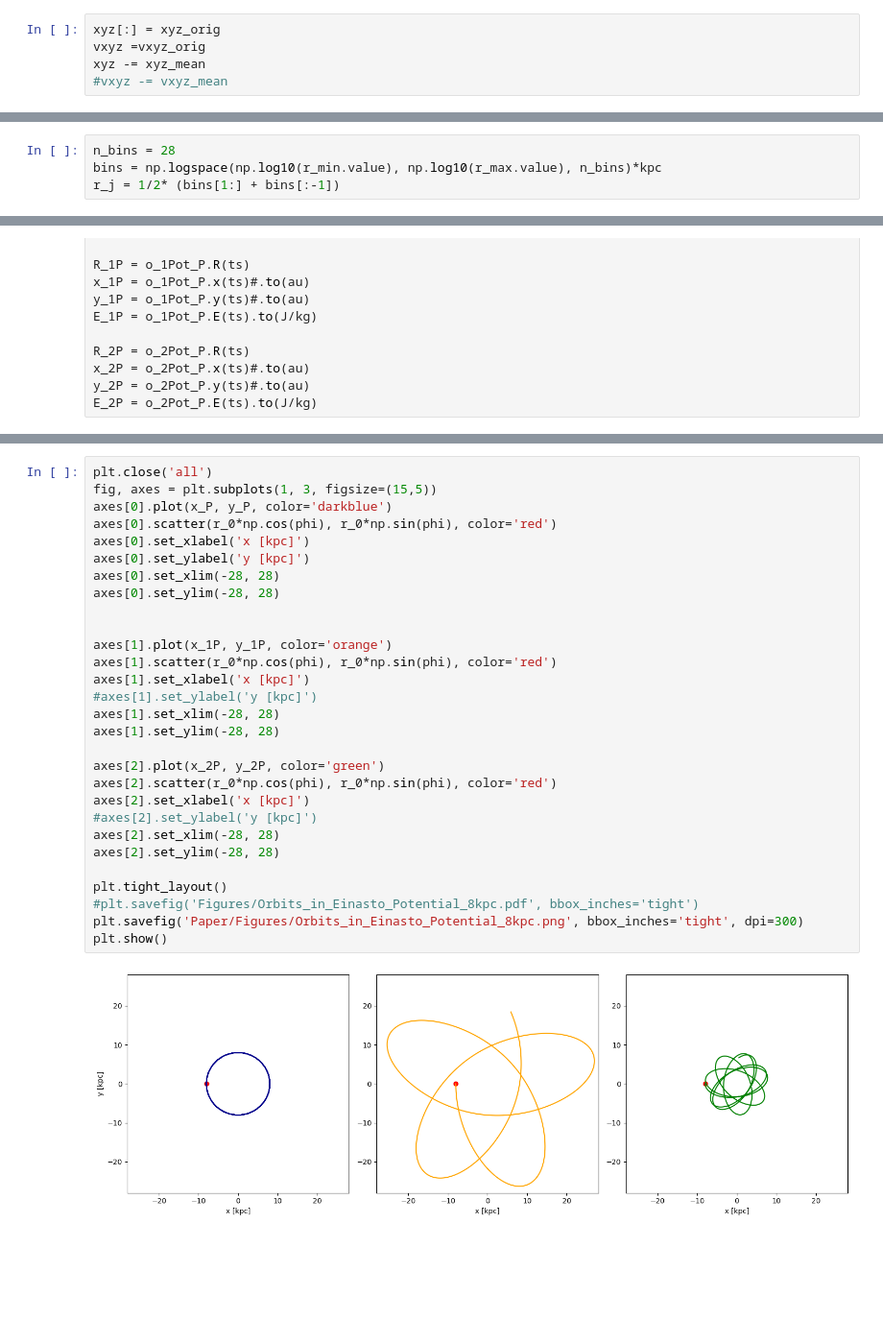
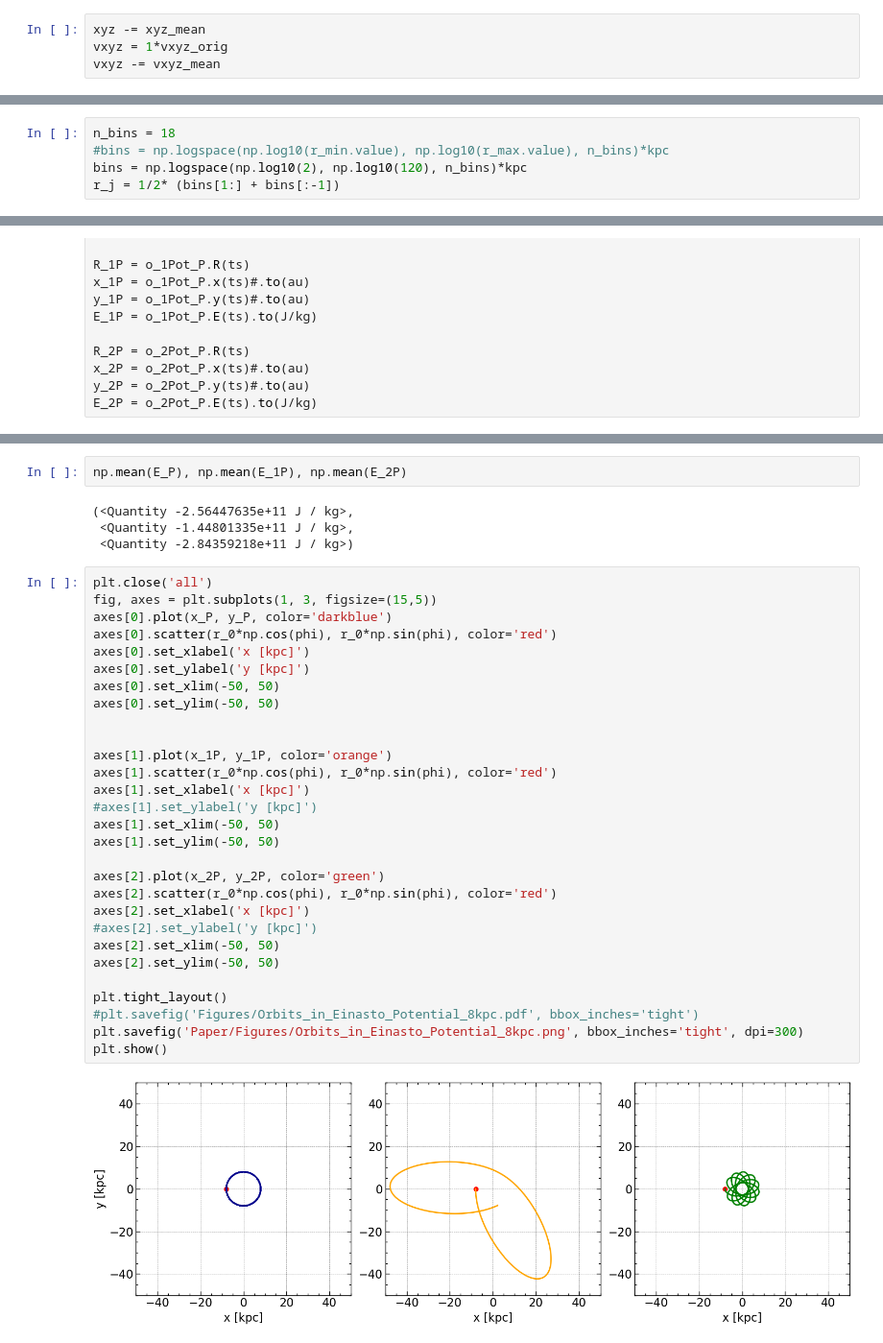
Before and after one commit to Jitskeverheecke/TANA_Project, a Jupyter notebook: project.ipynb, the cells around one changed output, grey strips where cells are left out. Shown at 96% size. Saved outputs shown, nothing was run; the diff lists cells and outputs as text; blank space fills up the shorter version.

```diff
--- a/project.ipynb
+++ b/project.ipynb
@@ -71,10 +74,9 @@ xyz_mean = np.mean(xyz, axis=0)
 # %% [markdown]
 Data standardization: here all velocities and positions coordinates are centered around theire mean value.
 # %%
-xyz[:] = xyz_orig
-vxyz =vxyz_orig
 xyz -= xyz_mean
-#vxyz -= vxyz_mean
+vxyz = 1*vxyz_orig
+vxyz -= vxyz_mean
 # %% [markdown]
 The potential $\phi$ is the potential at each particle coordinate due to all other particles in the simulation box, i.e, $
 \Phi(\mathbf{x}) = -G \sum_{i \neq j} \frac{m_j}{|\mathbf{x} - \mathbf{x}_j|}$.
@@ -338,8 +365,9 @@ plt.show()
 # %% [markdown]
 Compute a histogram for different radii
 # %%
-n_bins = 28
-bins = np.logspace(np.log10(r_min.value), np.log10(r_max.value), n_bins)*kpc
+n_bins = 18
+#bins = np.logspace(np.log10(r_min.value), np.log10(r_max.value), n_bins)*kpc
+bins = np.logspace(np.log10(2), np.log10(120), n_bins)*kpc
 r_j = 1/2* (bins[1:] + bins[:-1])
 # %%
 counts, _ = np.histogram(r.value, bins=bins.value)
@@ -903,34 +994,40 @@ plt.show()
+# %%
+np.mean(E_P), np.mean(E_1P), np.mean(E_2P)
+# %% [output]
+(<Quantity -2.56447635e+11 J / kg>,
+ <Quantity -1.44801335e+11 J / kg>,
+ <Quantity -2.84359218e+11 J / kg>)
 # %%
 plt.close('all')
 fig, axes = plt.subplots(1, 3, figsize=(15,5))
 axes[0].plot(x_P, y_P, color='darkblue')
 axes[0].scatter(r_0*np.cos(phi), r_0*np.sin(phi), color='red')
 axes[0].set_xlabel('x [kpc]')
 axes[0].set_ylabel('y [kpc]')
-axes[0].set_xlim(-28, 28)
-axes[0].set_ylim(-28, 28)
+axes[0].set_xlim(-50, 50)
+axes[0].set_ylim(-50, 50)
 
 
 axes[1].plot(x_1P, y_1P, color='orange')
 axes[1].scatter(r_0*np.cos(phi), r_0*np.sin(phi), color='red')
 axes[1].set_xlabel('x [kpc]')
 #axes[1].set_ylabel('y [kpc]')
-axes[1].set_xlim(-28, 28)
-axes[1].set_ylim(-28, 28)
+axes[1].set_xlim(-50, 50)
+axes[1].set_ylim(-50, 50)
 
 axes[2].plot(x_2P, y_2P, color='green')
 axes[2].scatter(r_0*np.cos(phi), r_0*np.sin(phi), color='red')
 axes[2].set_xlabel('x [kpc]')
 #axes[2].set_ylabel('y [kpc]')
-axes[2].set_xlim(-28, 28)
-axes[2].set_ylim(-28, 28)
+axes[2].set_xlim(-50, 50)
+axes[2].set_ylim(-50, 50)
 
 plt.tight_layout()
 #plt.savefig('Figures/Orbits_in_Einasto_Potential_8kpc.pdf', bbox_inches='tight')
 plt.savefig('Paper/Figures/Orbits_in_Einasto_Potential_8kpc.png', bbox_inches='tight', dpi=300)
 plt.show()
 # %% [output]
-[figure, old version]
+[figure, new version]
 # %%
 plt.close('all')
 plt.figure(figsize=(5,5))
```
Also changed, not shown: parts of 50 cells of this notebook, 10 other files.
